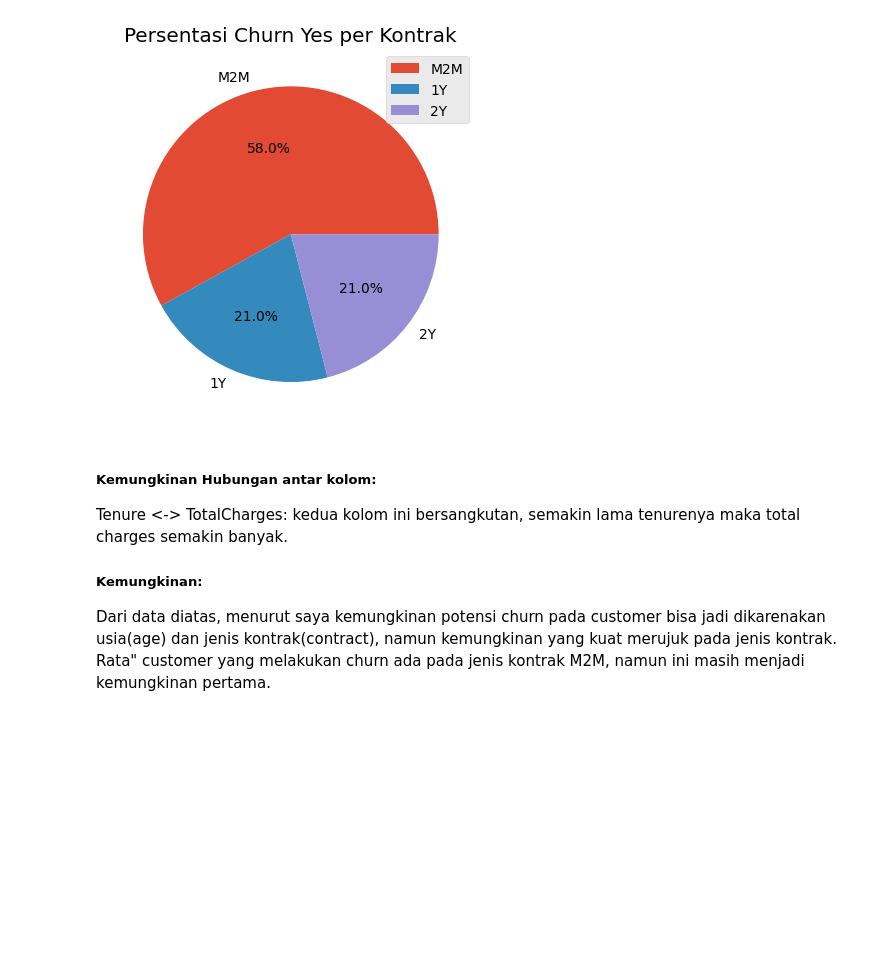
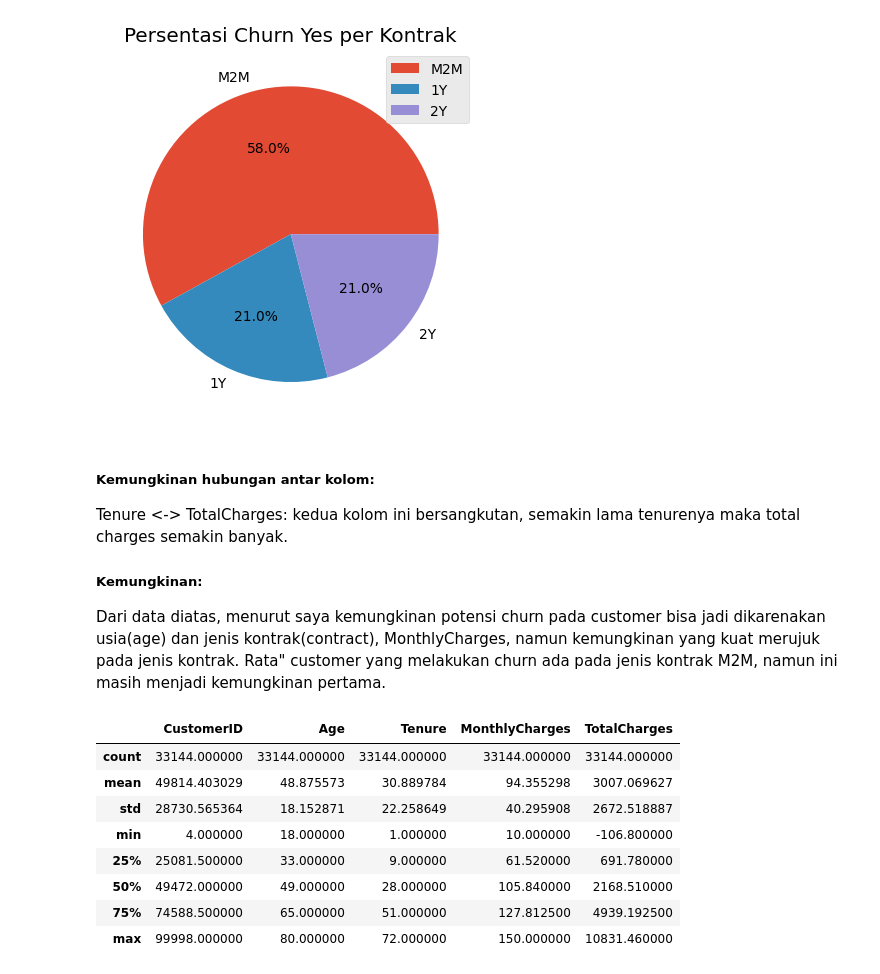
Before and after one commit to DiandraRifqiM/Telco-Churn-Risk-Analytics, a Jupyter notebook: notebooks/eda.ipynb, the cells around one changed output. Drawn from its saved outputs; the diff is of its cells as text; code cells hidden in the pictures; blank space fills up the shorter version.

```diff
--- a/notebooks/eda.ipynb
+++ b/notebooks/eda.ipynb
@@ -93,10 +97,22 @@ Persentasi 2Y Yes Churn: 0.17
 <matplotlib.legend.Legend at 0x...>
 [figure]
 # %% [markdown]
-##### Kemungkinan Hubungan antar kolom:
+##### Kemungkinan hubungan antar kolom:
 
 Tenure <-> TotalCharges: kedua kolom ini bersangkutan, semakin lama tenurenya maka total charges semakin banyak.
 
 ##### Kemungkinan:
 
-Dari data diatas, menurut saya kemungkinan potensi churn pada customer bisa jadi dikarenakan usia(age) dan jenis kontrak(contract), namun kemungkinan yang kuat merujuk pada jenis kontrak. Rata" customer yang melakukan churn ada pada jenis kontrak M2M, namun ini masih menjadi kemungkinan pertama.
+Dari data diatas, menurut saya kemungkinan potensi churn pada customer bisa jadi dikarenakan usia(age) dan jenis kontrak(contract), MonthlyCharges, namun kemungkinan yang kuat merujuk pada jenis kontrak. Rata" customer yang melakukan churn ada pada jenis kontrak M2M, namun ini masih menjadi kemungkinan pertama.
+# %%
+telco_df[telco_df["Churn"]=="Yes"].describe()
+# %% [output]
+|  | CustomerID | Age | Tenure | MonthlyCharges | TotalCharges |
+| count | 33144.000000 | 33144.000000 | 33144.000000 | 33144.000000 | 33144.000000 |
+| mean | 49814.403029 | 48.875573 | 30.889784 | 94.355298 | 3007.069627 |
+| std | 28730.565364 | 18.152871 | 22.258649 | 40.295908 | 2672.518887 |
+| min | 4.000000 | 18.000000 | 1.000000 | 10.000000 | -106.800000 |
+| 25% | 25081.500000 | 33.000000 | 9.000000 | 61.520000 | 691.780000 |
+| 50% | 49472.000000 | 49.000000 | 28.000000 | 105.840000 | 2168.510000 |
+| 75% | 74588.500000 | 65.000000 | 51.000000 | 127.812500 | 4939.192500 |
+| max | 99998.000000 | 80.000000 | 72.000000 | 150.000000 | 10831.460000 |
```
Also changed, not shown: parts of 8 cells of this notebook.
